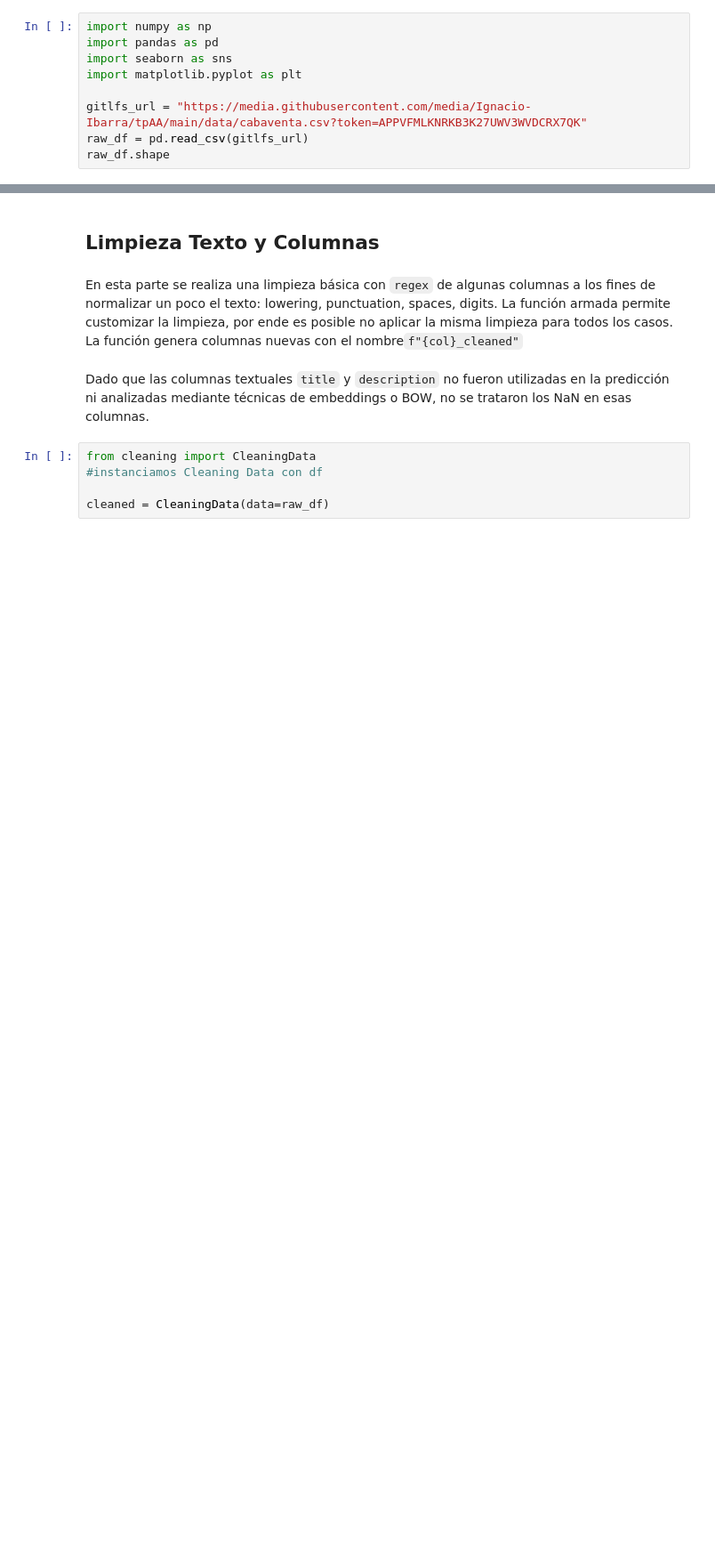
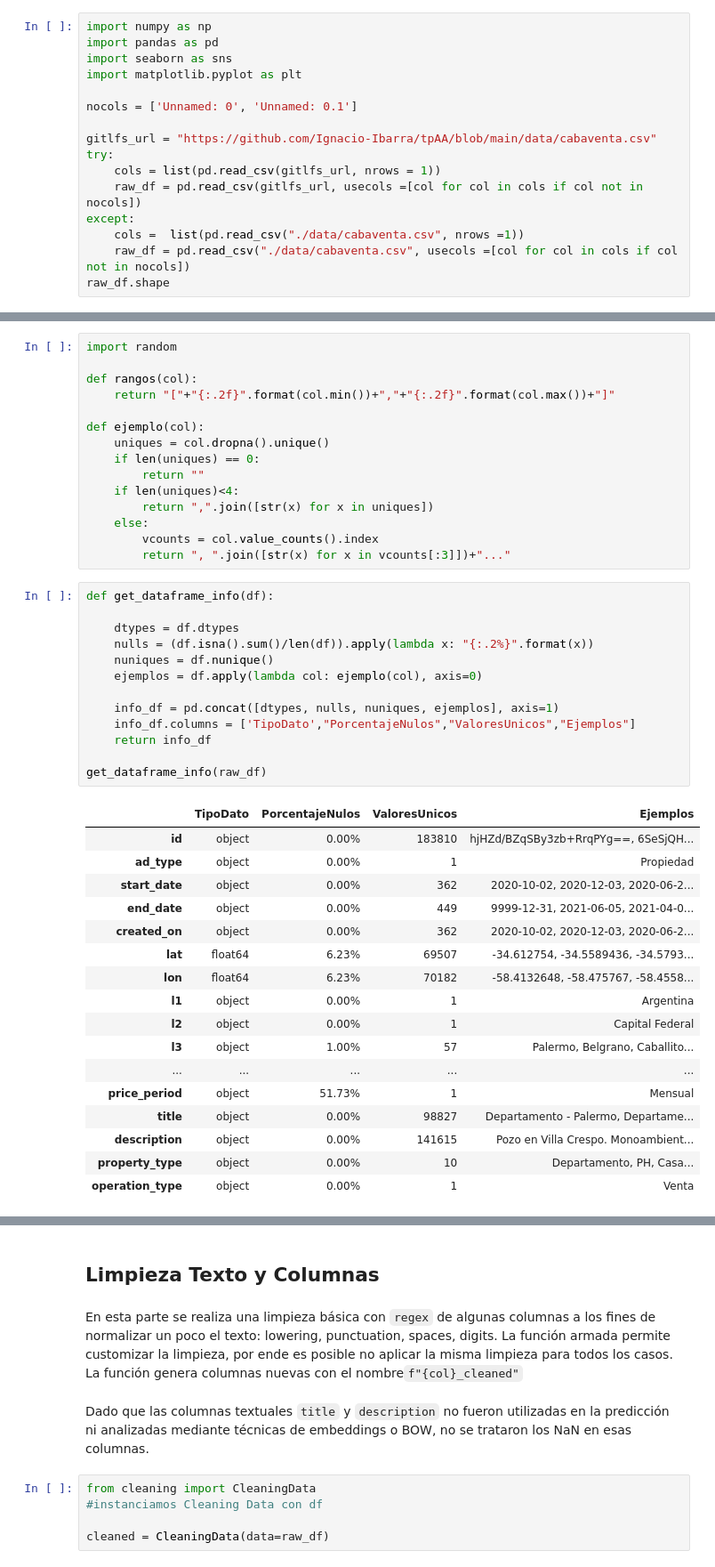
Before and after one commit to Ignacio-Ibarra/tpAA, a Jupyter notebook: Pre-processing.ipynb, the cells around one changed output, grey strips where cells are left out. Shown at 89% size. Saved outputs shown, nothing was run; the diff lists cells and outputs as text; blank space fills up the shorter version.

```diff
--- a/Pre-processing.ipynb
+++ b/Pre-processing.ipynb
@@ -4,7 +4,14 @@ import pandas as pd
 import seaborn as sns
 import matplotlib.pyplot as plt
 
-gitlfs_url = "https://media.githubusercontent.com/media/Ignacio-Ibarra/tpAA/main/data/cabaventa.csv?token=APPVFMLKNRKB3K27UWV3WVDCRX7QK"
-raw_df = pd.read_csv(gitlfs_url)
+nocols = ['Unnamed: 0', 'Unnamed: 0.1']
+
+gitlfs_url = "https://github.com/Ignacio-Ibarra/tpAA/blob/main/data/cabaventa.csv"
+try:
+    cols = list(pd.read_csv(gitlfs_url, nrows = 1))
+    raw_df = pd.read_csv(gitlfs_url, usecols =[col for col in cols if col not in nocols])
+except:
+    cols =  list(pd.read_csv("./data/cabaventa.csv", nrows =1))
+    raw_df = pd.read_csv("./data/cabaventa.csv", usecols =[col for col in cols if col not in nocols])
 raw_df.shape
 # %% [output]
@@ -11,0 +19,46 @@ raw_df.shape
+# %%
+import random
+
+def rangos(col):
+    return "["+"{:.2f}".format(col.min())+","+"{:.2f}".format(col.max())+"]"
+
+def ejemplo(col):
+    uniques = col.dropna().unique()
+    if len(uniques) == 0:
+        return ""
+    if len(uniques)<4:
+        return ",".join([str(x) for x in uniques])
+    else:
+        vcounts = col.value_counts().index
+        return ", ".join([str(x) for x in vcounts[:3]])+"..."
+# %%
+def get_dataframe_info(df):
+
+    dtypes = df.dtypes
+    nulls = (df.isna().sum()/len(df)).apply(lambda x: "{:.2%}".format(x))
+    nuniques = df.nunique()
+    ejemplos = df.apply(lambda col: ejemplo(col), axis=0)
+
+    info_df = pd.concat([dtypes, nulls, nuniques, ejemplos], axis=1)
+    info_df.columns = ['TipoDato',"PorcentajeNulos","ValoresUnicos","Ejemplos"]
+    return info_df
+
+get_dataframe_info(raw_df)
+# %% [output]
+|  | TipoDato | PorcentajeNulos | ValoresUnicos | Ejemplos |
+| id | object | 0.00% | 183810 | hjHZd/BZqSBy3zb+RrqPYg==, 6SeSjQH... |
+| ad_type | object | 0.00% | 1 | Propiedad |
+| start_date | object | 0.00% | 362 | 2020-10-02, 2020-12-03, 2020-06-2... |
+| end_date | object | 0.00% | 449 | 9999-12-31, 2021-06-05, 2021-04-0... |
+| created_on | object | 0.00% | 362 | 2020-10-02, 2020-12-03, 2020-06-2... |
+| lat | float64 | 6.23% | 69507 | -34.612754, -34.5589436, -34.5793... |
+| lon | float64 | 6.23% | 70182 | -58.4132648, -58.475767, -58.4558... |
+| l1 | object | 0.00% | 1 | Argentina |
+| l2 | object | 0.00% | 1 | Capital Federal |
+| l3 | object | 1.00% | 57 | Palermo, Belgrano, Caballito... |
+| ... | ... | ... | ... | ... |
+| price_period | object | 51.73% | 1 | Mensual |
+| title | object | 0.00% | 98827 | Departamento - Palermo, Departame... |
+| description | object | 0.00% | 141615 | Pozo en Villa Crespo. Monoambient... |
+| property_type | object | 0.00% | 10 | Departamento, PH, Casa... |
+| operation_type | object | 0.00% | 1 | Venta |
```
Also changed, not shown: parts of 2 cells of this notebook.
